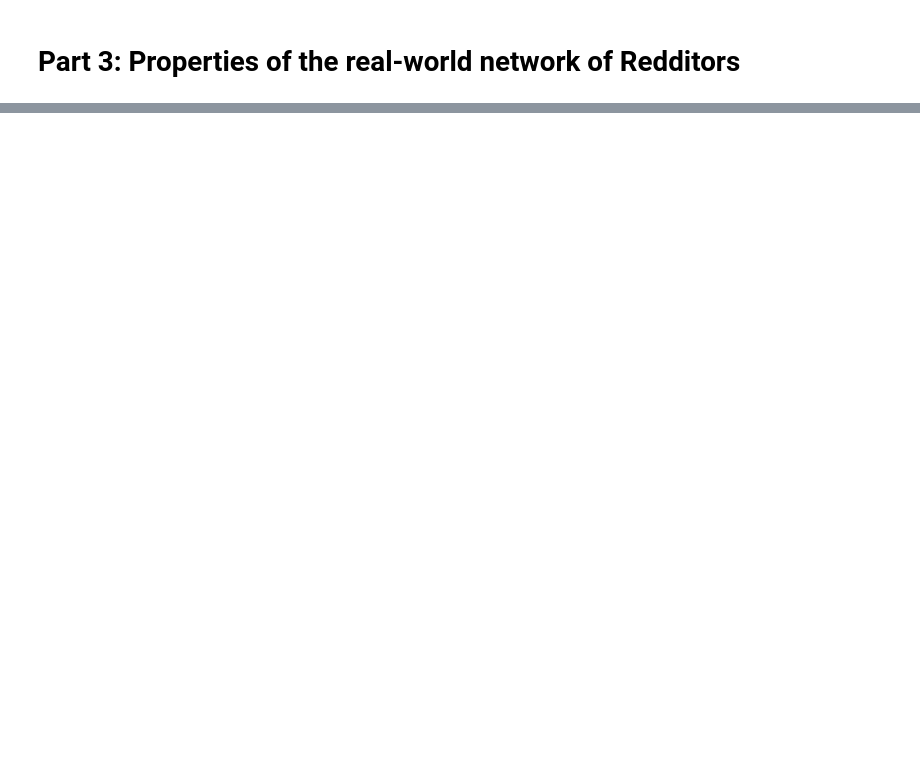
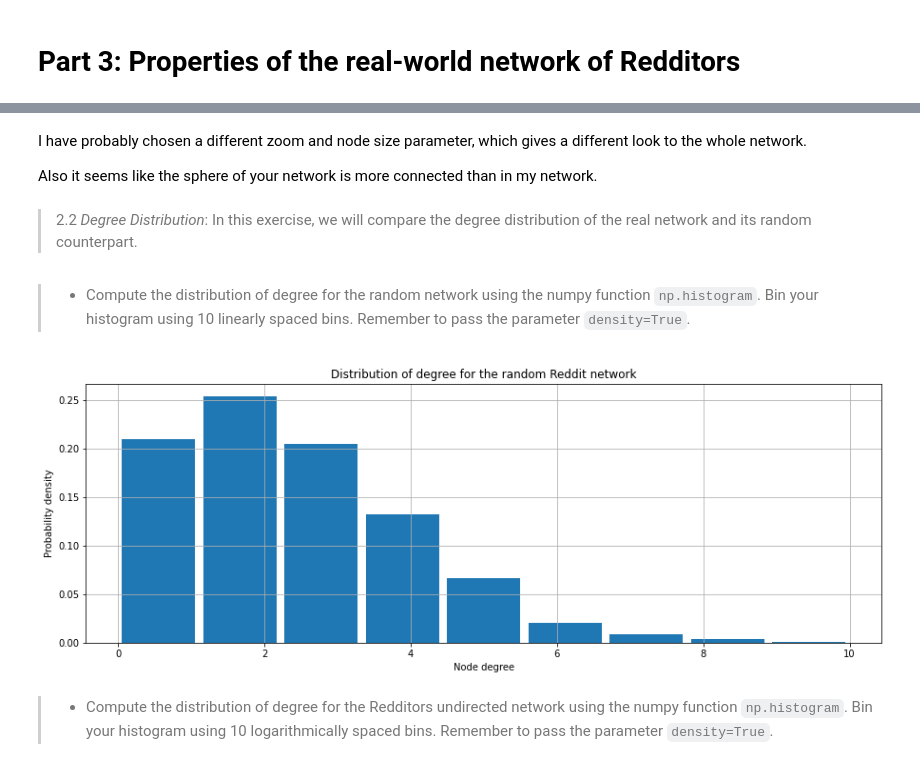
Before and after one commit to wdmdev/comsocsci2021, a Jupyter notebook: lectures/Week4_answer.ipynb, the cells around one changed output, grey strips where cells are left out. Saved outputs shown, nothing was run; the diff lists cells and outputs as text; code cells hidden in the pictures; blank space fills up the shorter version.

Commit message:
Working on exercises week6

```diff
--- a/lectures/Week4_answer.ipynb
+++ b/lectures/Week4_answer.ipynb
@@ -55,7 +55,7 @@ def dateparse (time_in_secs):
 
 # load data
 comments = pd.read_csv('Data/wallstreetbets_comments.csv', parse_dates=['created_utc'], date_parser=dateparse)
-submissions = pd.read_csv("Data/wallstreetbets_submissions.csv", parse_dates = ["created"], date_parser=dateparse)
+submissions = pd.read_csv("Data/wallstreetbets_submissions.csv", parse_dates = ["created_utc"], date_parser=dateparse)
 # %%
 comments.head(10)
 # %% [output]
@@ -200,0 +214,7 @@ OSError: [Errno 98] Address already in use
+# %%
+#from chapter 3.3
+N = len(reciprocal_G.nodes)
+L = len(reciprocal_G.edges)
+
+p = (2*L)/(N*(N-1))
+p
@@ -200,0 +231,6 @@ OSError: [Errno 98] Address already in use
+# %%
+import networkx as nx
+
+seed = 42
+#using N and p from previous cells
+rnd_G = nx.erdos_renyi_graph(N,p)
@@ -200,0 +246,33 @@ OSError: [Errno 98] Address already in use
+# %% [markdown]
+I have probably chosen a different zoom and node size parameter, which gives a different look to the whole network.
+
+Also it seems like the sphere of your network is more connected than in my network.
+# %% [markdown]
+> 2.2 _Degree Distribution_: In this exercise, we will compare the degree distribution of the real network and its random counterpart.
+# %% [markdown]
+> * Compute the distribution of degree for the random network using the numpy function ``np.histogram``. Bin your histogram using 10 linearly spaced bins. Remember to pass the parameter ``density=True``.
+# %%
+import numpy as np
+
+degrees = list(rnd_G.degree())
+degrees = [(x,y) for x,y in degrees if y > 0]
+xx = [x for x,y in degrees]
+yy = [y for x,y in degrees]
+bins = np.linspace(0, 10, 10)
+hist, hist_edges = np.histogram(yy, bins=bins, density=True)
+x = (hist_edges[1:]+hist_edges[:-1])/2
+# %%
+import matplotlib.pylab as plt
+
+fig, ax = plt.subplots(figsize=(15,5))
+width = bins[1]-bins[0]
+ax.bar(x, hist, width=width*0.9)
+ax.grid()
+ax.set_title('Distribution of degree for the random Reddit network')
+ax.set_xlabel('Node degree')
+ax.set_ylabel('Probability density')
+plt.show()
+# %% [output]
+[figure, added]
+# %% [markdown]
+> * Compute the distribution of degree for the Redditors undirected network using the numpy function ``np.histogram``. Bin your histogram using 10 logarithmically spaced bins. Remember to pass the parameter ``density=True``.
```
Also changed, not shown: parts of 38 cells of this notebook, 6 other files.
